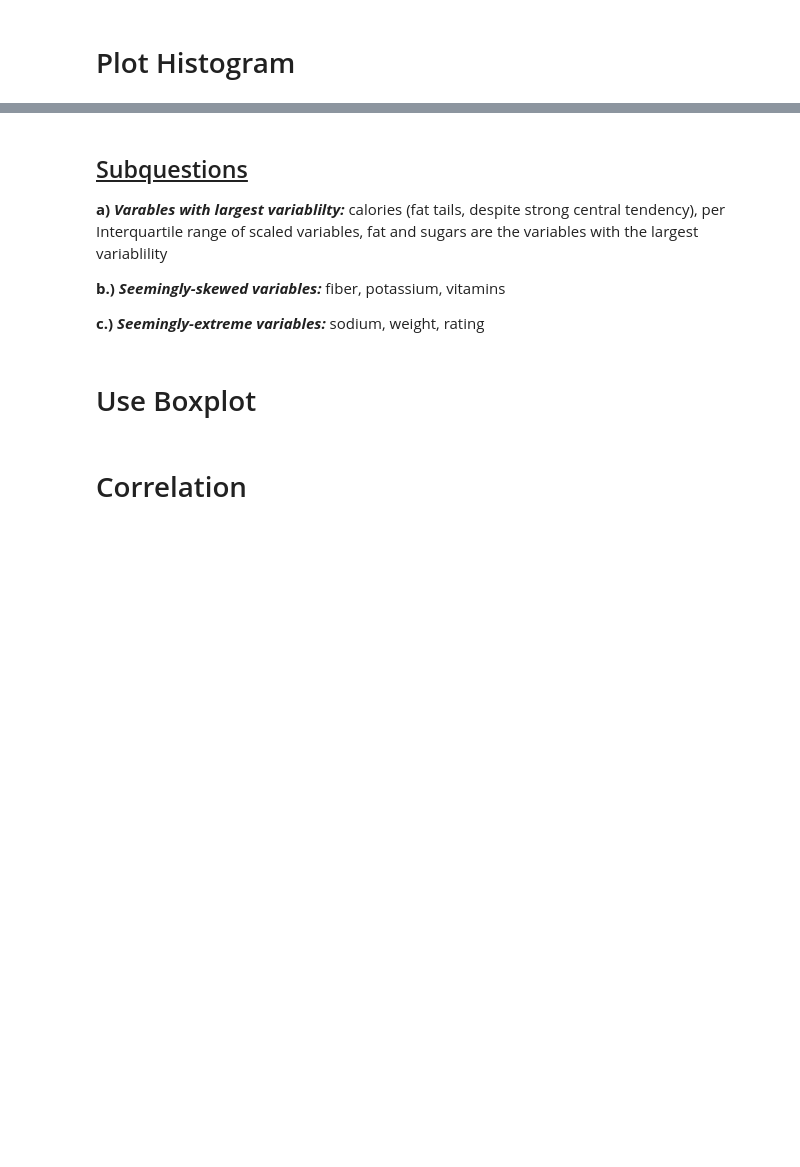
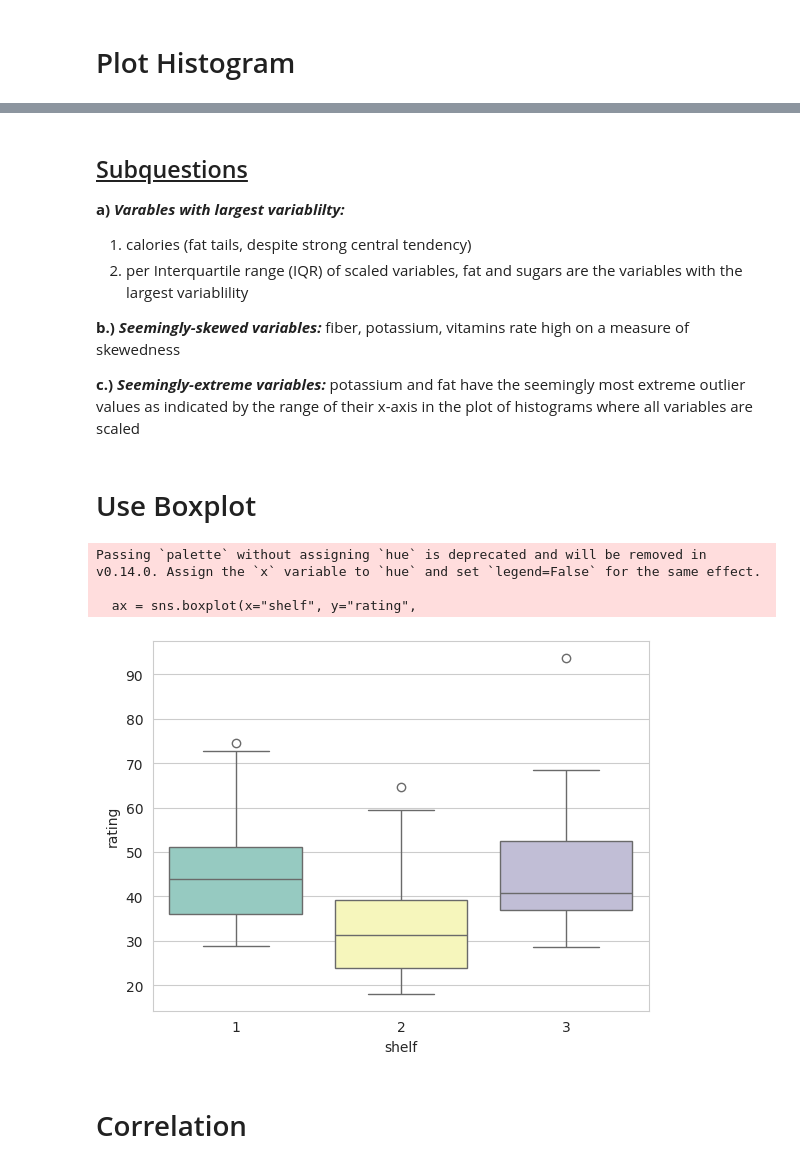
Before and after one commit to beneDesp/GLDM3002, a Jupyter notebook: Lab1_walsh.ipynb, the cells around one changed output, grey strips where cells are left out. Drawn from its saved outputs; the diff is of its cells as text; code cells hidden in the pictures; blank space fills up the shorter version.

```diff
--- a/Lab1_walsh.ipynb
+++ b/Lab1_walsh.ipynb
@@ -147,12 +122,27 @@ array([[<Axes: title={'center': 'calories'}>,
 # %% [markdown]
 ## <u> Subquestions </u>
 
-**a)** ***Varables with largest variablilty:*** calories (fat tails, despite strong central tendency), per Interquartile range of scaled variables, fat and sugars are the variables with the largest variablility
+**a)** ***Varables with largest variablilty:***
 
-**b.)** ***Seemingly-skewed variables:*** fiber, potassium, vitamins
 
-**c.)** ***Seemingly-extreme variables:*** sodium, weight, rating
+1.   calories (fat tails, despite strong central tendency)
+2.   per Interquartile range (IQR) of scaled variables, fat and sugars are the variables with the largest variablility
+
+**b.)** ***Seemingly-skewed variables:*** fiber, potassium, vitamins rate high on a measure of skewedness
+
+**c.)** ***Seemingly-extreme variables:*** potassium and fat have the seemingly most extreme outlier values as indicated by the range of their x-axis in the plot of histograms where all variables are scaled
 # %% [markdown]
 # Use Boxplot
+# %%
+import seaborn as sns
+sns.set_style("whitegrid")
+#tips = sns.load_dataset("tips")
+ax = sns.boxplot(x="shelf", y="rating",
+data=cereals_df, palette="Set3")
+# %% [output]
+Passing `palette` without assigning `hue` is deprecated and will be removed in v0.14.0. Assign the `x` variable to `hue` and set `legend=False` for the same effect.
+
+  ax = sns.boxplot(x="shelf", y="rating",
+[figure, added]
 # %% [markdown]
 # Correlation
```
Also changed, not shown: parts of 12 cells of this notebook.
